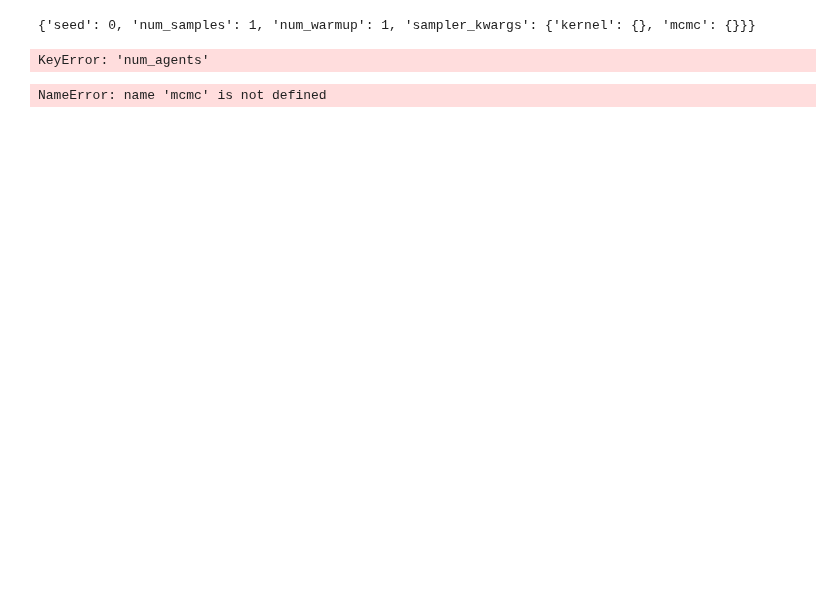
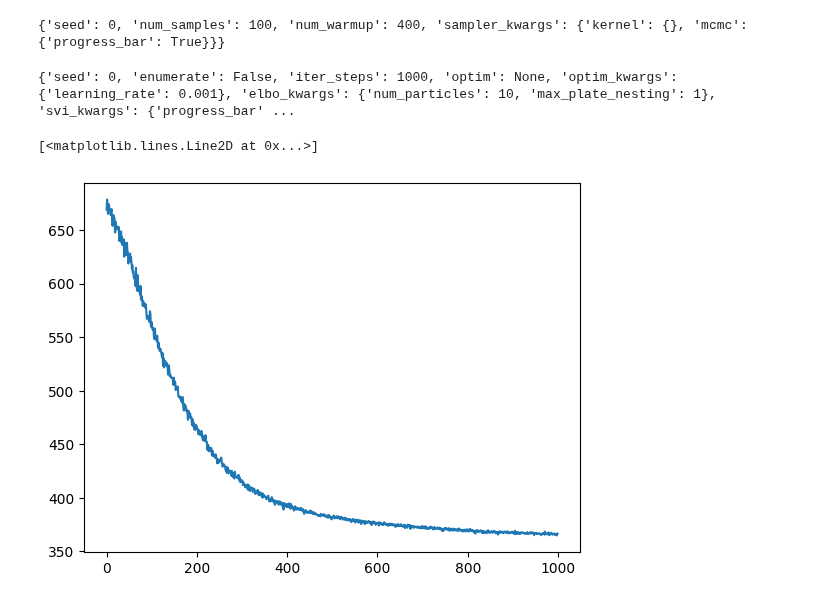
Before and after one commit to dimarkov/pybefit, a Jupyter notebook: examples/pymdp/simulating_and_fitting_pymdp_agent.ipynb, the cells around one changed output. Saved outputs shown, nothing was run; the diff lists cells and outputs as text; code cells hidden in the pictures; blank space fills up the shorter version.

```diff
--- a/examples/pymdp/simulating_and_fitting_pymdp_agent.ipynb
+++ b/examples/pymdp/simulating_and_fitting_pymdp_agent.ipynb
@@ -124,57 +147,39 @@ samples = pred(_key)
 # perform inference using no-u-turn sampler
 # opts sampling dictionary can be used to specify various parameters
 # either for the NUTS kernel or MCMC sampler
-model = NumpyroModel(prior, transform, likelihood, opts=opts_model)
-
-experimental_data = {
+measurments = {
+    "outcomes": [outcomes[0] for outcomes in samples["outcomes"]],
     "multiactions": samples["multiactions"][0],
-    "outcomes": jtu.tree_map(lambda x: x[0], samples["outcomes"]),
 }
 
 opts_sampling = default_dict_nuts
-opts_sampling["num_warmup"] = 1
-opts_sampling["num_samples"] = 1
+opts_sampling["num_warmup"] = 400
+opts_sampling["num_samples"] = 100
+opts_sampling["sampler_kwargs"] = {"kernel": {}, "mcmc": {"progress_bar": True}}
 print(opts_sampling)
 
-nuts_samples, mcmc = run_nuts(model, experimental_data, opts=opts_sampling)
+mcmc_samples, mcmc = run_nuts(model, measurments, opts=opts_sampling)
 # %% [output]
-{'seed': 0, 'num_samples': 1, 'num_warmup': 1, 'sampler_kwargs': {'kernel': {}, 'mcmc': {}}}
+{'seed': 0, 'num_samples': 100, 'num_warmup': 400, 'sampler_kwargs': {'kernel': {}, 'mcmc': {'progress_bar': True}}}
-# %%
-from pybefit.inference.methods import default_dict_numpyro_svi
-from numpyro.infer.autoguide import AutoNormal
-
-model = NumpyroModel(prior, transform, likelihood, opts=opts_model)
-
-test_guide = AutoNormal(model)
-
-posterior = NumpyroGuide(test_guide)
-
-experimental_data = {
-    "multiactions": samples["multiactions"][0],
-    "outcomes": jtu.tree_map(lambda x: x[0], samples["outcomes"]),
-}
-
-from numpyro import handlers
-
-with handlers.seed(rng_seed=0):
-    posterior(data=experimental_data)
-
-
-# # perform inference using stochastic variational inference
-# opts_svi = default_dict_numpyro_svi
-# print(opts_svi)
-
-# samples, svi, results = run_svi(model, posterior, experimental_data, opts=opts_svi)
-# %% [output]
-KeyError: 'num_agents'
-# %%
-# we can use arviz for evaluating the quality of the inference or model evidence
-
-idata = az.from_numpyro(mcmc)
-print(az.loo(idata))
-
-az.plot_trace(idata, var_names=("mu", "sigma", "z"));
-# %% [output]
-NameError: name 'mcmc' is not defined
+# %%
+measurments = {
+    "outcomes": [outcomes[0] for outcomes in samples["outcomes"]],
+    "multiactions": samples["multiactions"][0],
+}
+
+posterior = NumpyroGuide(NormalPosterior(num_params, num_agents, backend="numpyro"))
+
+# perform inference using stochastic variational inference
+opts_svi = default_dict_numpyro_svi | {"iter_steps": 1_000}
+print(opts_svi)
+
+svi_samples, svi, results = run_svi(model, posterior, measurments, opts=opts_svi)
+# %% [output]
+{'seed': 0, 'enumerate': False, 'iter_steps': 1000, 'optim': None, 'optim_kwargs': {'learning_rate': 0.001}, 'elbo_kwargs': {'num_particles': 10, 'max_plate_nesting': 1}, 'svi_kwargs': {'progress_bar' ...
+# %%
+plt.plot(results.losses)
+# %% [output]
+[<matplotlib.lines.Line2D at 0x...>]
+[figure, added]
 # %%
 plt.figure(figsize=(16, 5))
```
Also changed, not shown: parts of 8 cells of this notebook, 1 other file.
